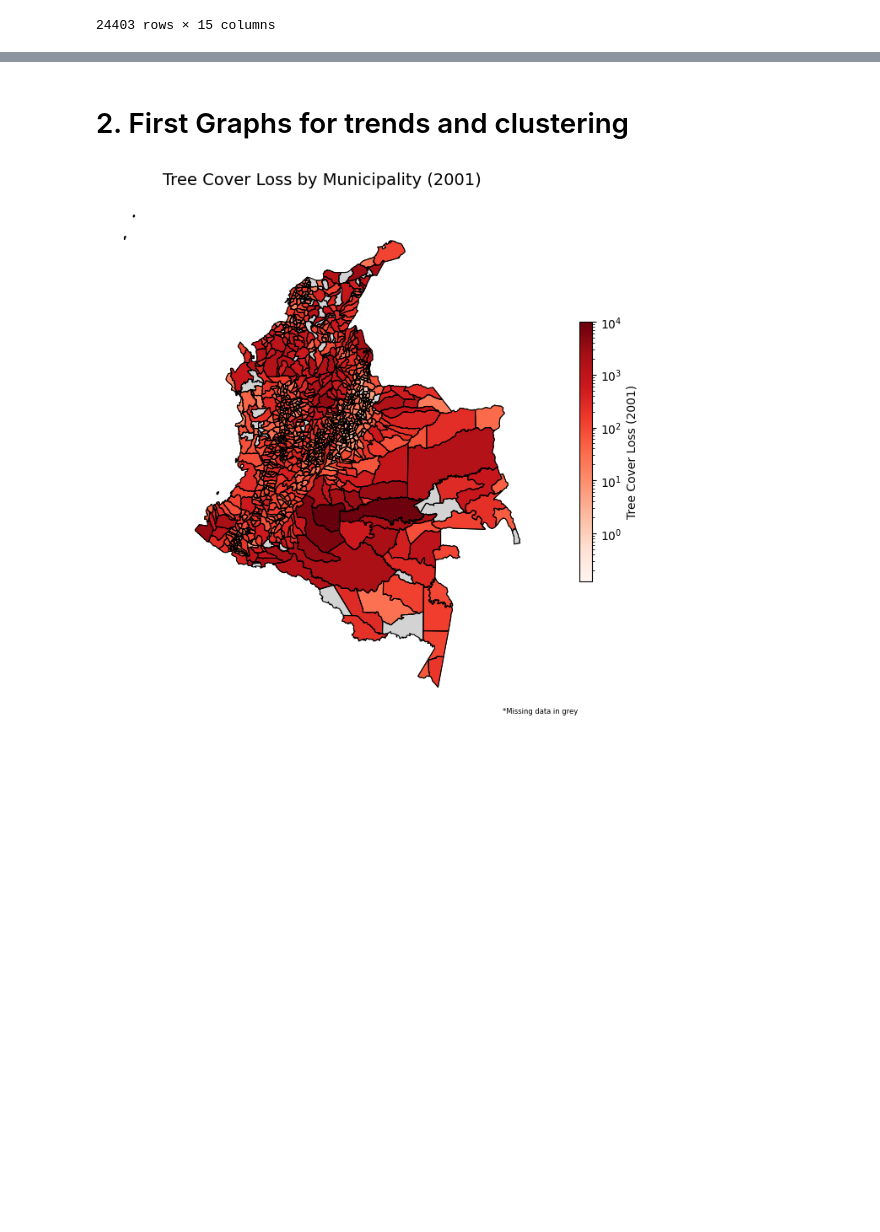
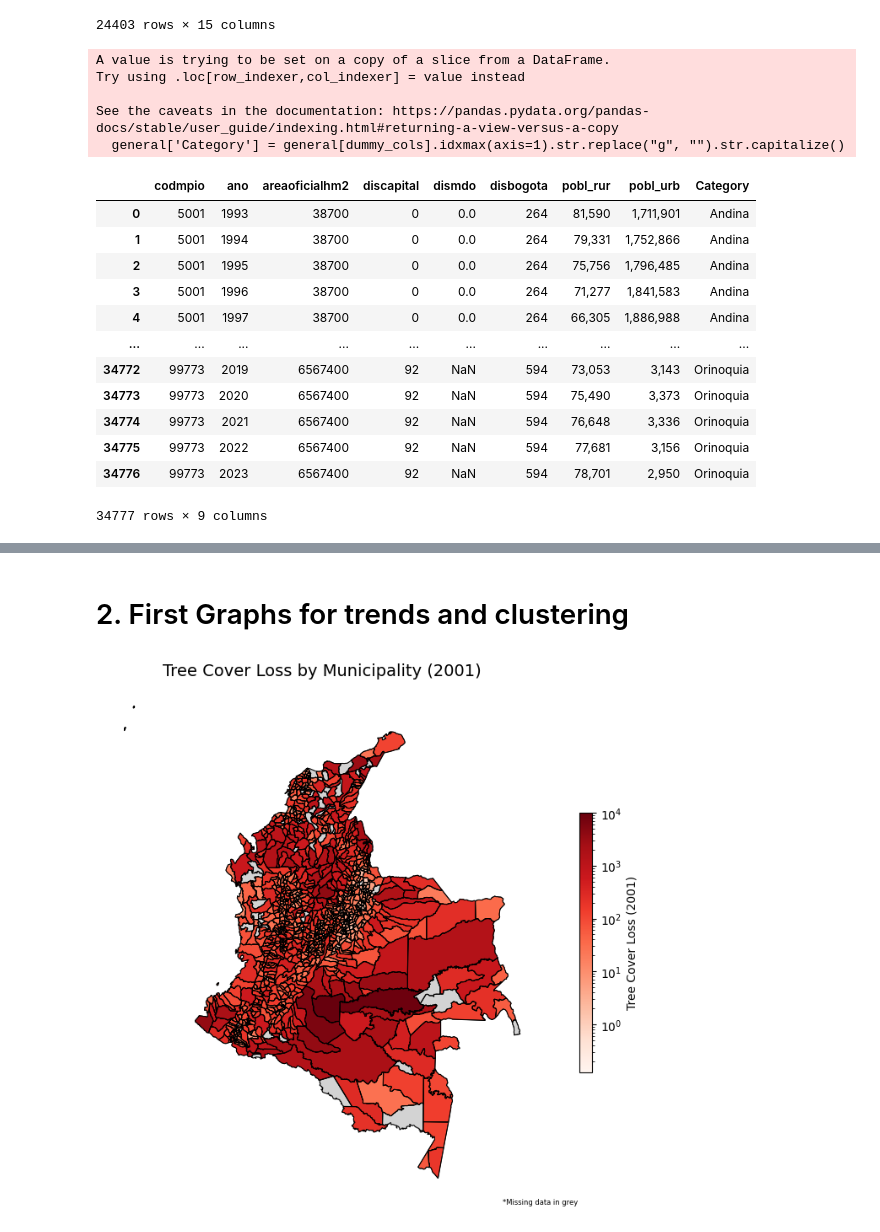
Before and after one commit to cpj97/MDS_thesis, a Jupyter notebook: Code/preprocessing_new.ipynb, the cells around one changed output, grey strips where cells are left out. Saved outputs shown, nothing was run; the diff lists cells and outputs as text; code cells hidden in the pictures; blank space fills up the shorter version.

```diff
--- a/Code/preprocessing_new.ipynb
+++ b/Code/preprocessing_new.ipynb
@@ -440,3 +567,43 @@ def_shapes
 | 24401 | VICHADA | PUERTO CARRENO | 99001.0 | 2023 | 199.500 | 9.552698e+09 | 4.103455e+05 | 99 | VICHADA | ... |
 | 24402 | VICHADA | SANTA ROSALIA | 99624.0 | 2023 | 40.500 | 4.335355e+09 | 3.220503e+05 | 99 | VICHADA | ... |
 24403 rows × 15 columns
+# %%
+###############################
+### General Characteristics ###
+###############################
+general = dataframes[5][["codmpio", "ano", "gandina", "gcaribe", "gpacifica", "gorinoquia", "gamazonia",
+                         "areaoficialhm2", "discapital", "dismdo", "disbogota", "pobl_rur", "pobl_urb"]]
+
+# Identify dummy columns starting with 'g'
+dummy_cols = [col for col in general.columns if col.startswith("g")]
+
+# Convert dummies to a single categorical column
+general['Category'] = general[dummy_cols].idxmax(axis=1).str.replace("g", "").str.capitalize()
+
+# Drop the original dummy columns
+general = general.drop(columns=dummy_cols)
+
+# Convert to categorical type if needed
+general['Category'] = general['Category'].astype('category')
+
+
+general
+# %% [output]
+A value is trying to be set on a copy of a slice from a DataFrame.
+Try using .loc[row_indexer,col_indexer] = value instead
+
+See the caveats in the documentation: https://pandas.pydata.org/pandas-docs/stable/user_guide/indexing.html#returning-a-view-versus-a-copy
+  general['Category'] = general[dummy_cols].idxmax(axis=1).str.replace("g", "").str.capitalize()
+|  | codmpio | ano | areaoficialhm2 | discapital | dismdo | disbogota | pobl_rur | pobl_urb | Category |
+| 0 | 5001 | 1993 | 38700 | 0 | 0.0 | 264 | 81,590 | 1,711,901 | Andina |
+| 1 | 5001 | 1994 | 38700 | 0 | 0.0 | 264 | 79,331 | 1,752,866 | Andina |
+| 2 | 5001 | 1995 | 38700 | 0 | 0.0 | 264 | 75,756 | 1,796,485 | Andina |
+| 3 | 5001 | 1996 | 38700 | 0 | 0.0 | 264 | 71,277 | 1,841,583 | Andina |
+| 4 | 5001 | 1997 | 38700 | 0 | 0.0 | 264 | 66,305 | 1,886,988 | Andina |
+| ... | ... | ... | ... | ... | ... | ... | ... | ... | ... |
+| 34772 | 99773 | 2019 | 6567400 | 92 | NaN | 594 | 73,053 | 3,143 | Orinoquia |
+| 34773 | 99773 | 2020 | 6567400 | 92 | NaN | 594 | 75,490 | 3,373 | Orinoquia |
+| 34774 | 99773 | 2021 | 6567400 | 92 | NaN | 594 | 76,648 | 3,336 | Orinoquia |
+| 34775 | 99773 | 2022 | 6567400 | 92 | NaN | 594 | 77,681 | 3,156 | Orinoquia |
+| 34776 | 99773 | 2023 | 6567400 | 92 | NaN | 594 | 78,701 | 2,950 | Orinoquia |
+34777 rows × 9 columns
```
Also changed, not shown: parts of 11 cells of this notebook, 6 other files.
